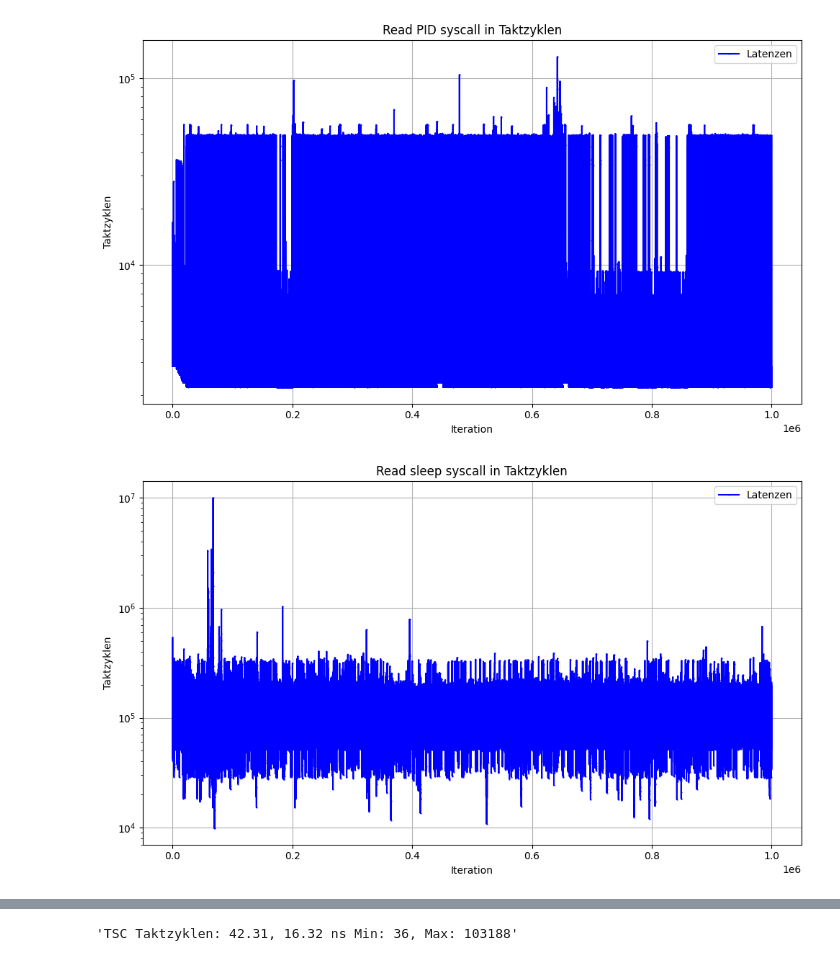
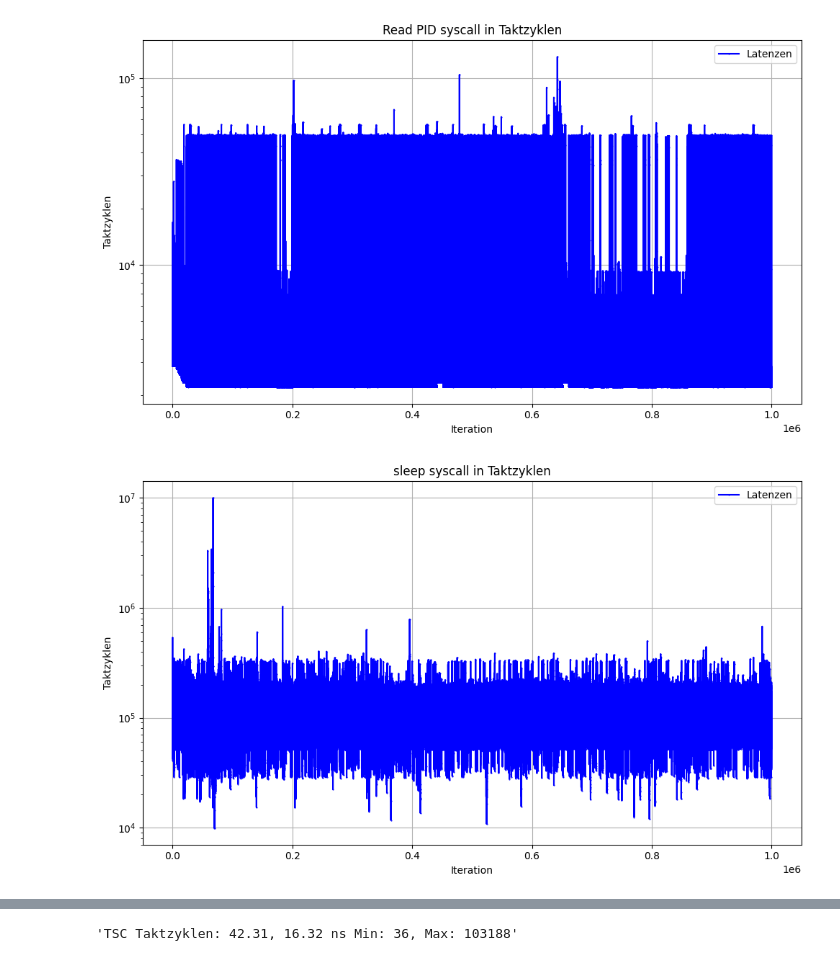
Before and after one commit to Raphael90K/BSA1, a Jupyter notebook: jupyter/TimeContext.ipynb, the cells around one changed output, grey strips where cells are left out. Cells and saved outputs as stored; diff of their text form; code cells hidden in the pictures.

```diff
--- a/jupyter/TimeContext.ipynb
+++ b/jupyter/TimeContext.ipynb
@@ -42,22 +42,22 @@ plt.show()
 # %%
 sleep = pd.read_csv('../resources/latencies_nanosleep.csv')
 
 plt.figure(figsize=(10, 6))
 
 plt.plot(sleep['Latenz_tz'], label="Latenzen", color='blue', linestyle='-', marker='.', markersize=1)
 
-plt.title("Read sleep syscall in Taktzyklen")
+plt.title("sleep syscall in Taktzyklen")
 plt.xlabel("Iteration")
 plt.ylabel("Taktzyklen")
 plt.yscale('log')
 plt.grid(True)
 plt.legend()
 
 plt.tight_layout()
 plt.savefig('nanosleep.png')
 plt.show()
 # %% [output]
-[figure, old version]
+[figure, new version]
 # %%
 shed_yield = pd.read_csv('../resources/latencies_shed_yield.csv')
 
```
Also changed, not shown: parts of 1 cell of this notebook, 3 other files.
